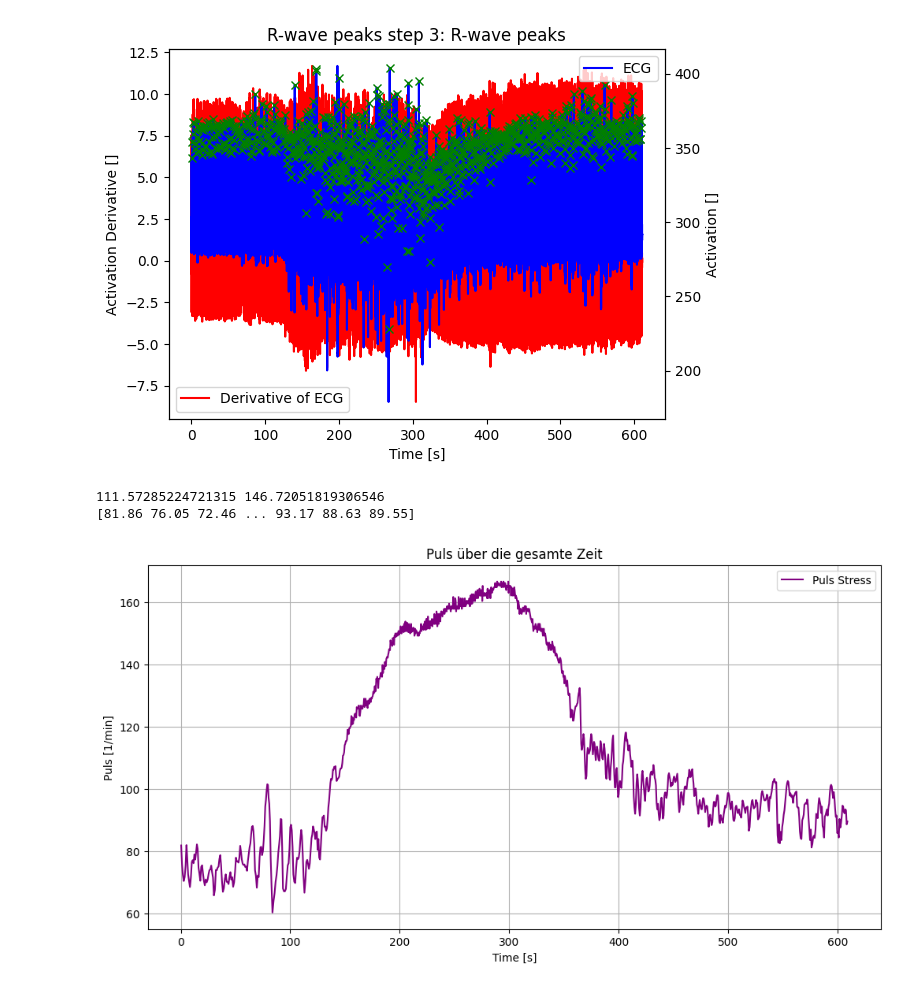
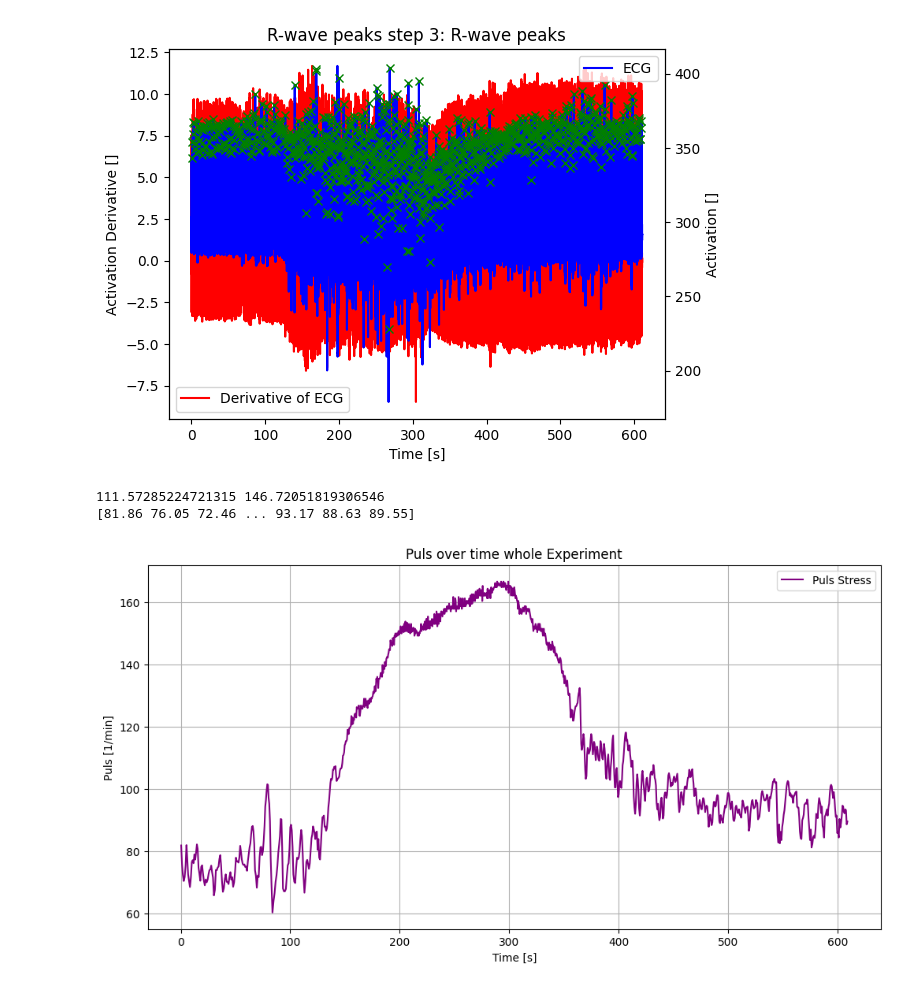
Before and after one commit to jannis-chr/Biosignal_2, a Jupyter notebook: Praktikum_2.ipynb, the cells around one changed output. Saved outputs shown, nothing was run; the diff lists cells and outputs as text; code cells hidden in the pictures.

```diff
--- a/Praktikum_2.ipynb
+++ b/Praktikum_2.ipynb
@@ -258,22 +258,23 @@ Rwave_t_stress = ekg.Rwave_peaks(ecg_filtered_stress, d_ecg_stress, Rwave_peaks_
 # %%
 puls_time_stress = np.diff(Rwave_t_stress)
 puls_mean_stress = 1 / np.mean(puls_time_stress) * 60
 puls_hrv_stress = np.std(puls_time_stress) *1000
 print(puls_mean_stress, puls_hrv_stress)
 #Gerundet gerne
 puls_stress = np.array([round(1 / t * 60, 2) for t in puls_time_stress])
 print(puls_stress)
 
 # Plot Puls über die gesamte Zeit
 plt.figure(figsize=(12, 6))
 plt.plot(Rwave_t_stress[:-1], puls_stress, label='Puls Stress', color='purple')
 plt.xlabel('Time [s]')
 plt.ylabel('Puls [1/min]')
-plt.title('Puls über die gesamte Zeit')
+plt.title('Puls over time whole Experiment')
 plt.legend()
 plt.grid(True)
 plt.show()
+#C:\Users\flets\OneDrive\Documents\Semester_3\Biosignalverabeitung\Assigment_2\Biosignal_2\Praktikum_2.ipynb
 # %% [output]
 111.57285224721315 146.72051819306546
 [81.86 76.05 72.46 ... 93.17 88.63 89.55]
-[figure, old version]
+[figure, new version]
```
Also changed, not shown: parts of 5 cells of this notebook.
